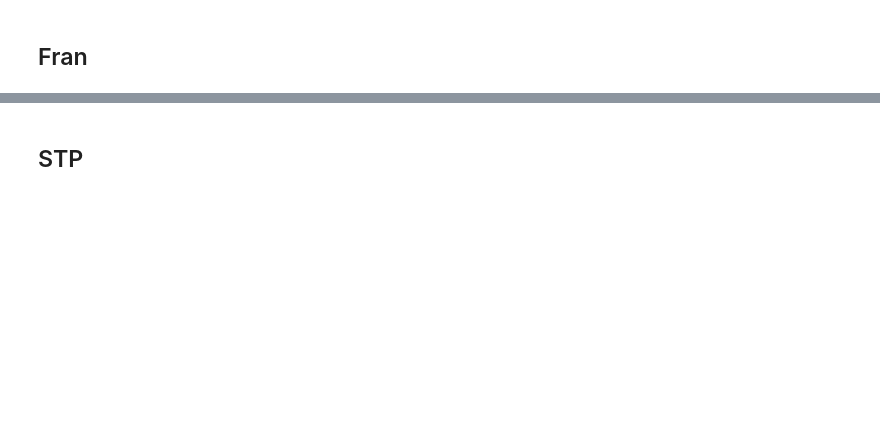
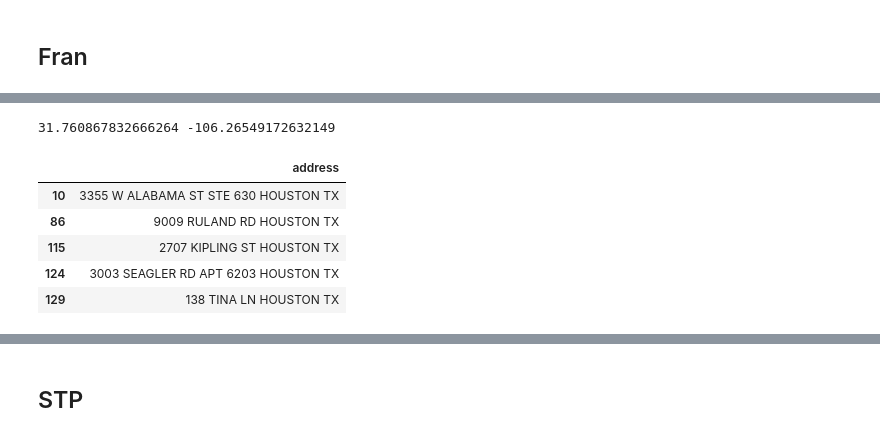
Before and after one commit to jmitterh/Project_3_Potential_Marketing, a Jupyter notebook: CRE_Marketing_Data/HoustonData.ipynb, the cells around one changed output, grey strips where cells are left out. Drawn from its saved outputs; the diff is of its cells as text; code cells hidden in the pictures; blank space fills up the shorter version.

```diff
--- a/CRE_Marketing_Data/HoustonData.ipynb
+++ b/CRE_Marketing_Data/HoustonData.ipynb
@@ -56 +70,17 @@ DateTime                          12433
 dtype: int64
+# %%
+loc = geolocator.geocode('12210 MONTWOOD DR EL PASO TX')#df1['address'] =
+print(loc.latitude, loc.longitude)
+# %% [output]
+31.760867832666264 -106.26549172632149
+# %%
+df1 = pd.DataFrame()
+df1['address'] = df_franchise_tax_info_date['Taxpayer_Address']+" "+df_franchise_tax_info_date['Taxpayer_City']+" "+df_franchise_tax_info_date['Taxpayer_State']
+df1.head()
+# %% [output]
+|  | address |
+| 10 | 3355 W ALABAMA ST STE 630 HOUSTON TX |
+| 86 | 9009 RULAND RD HOUSTON TX |
+| 115 | 2707 KIPLING ST HOUSTON TX |
+| 124 | 3003 SEAGLER RD APT 6203 HOUSTON TX |
+| 129 | 138 TINA LN HOUSTON TX |
```
Also changed, not shown: parts of 15 cells of this notebook, 6 other files.
